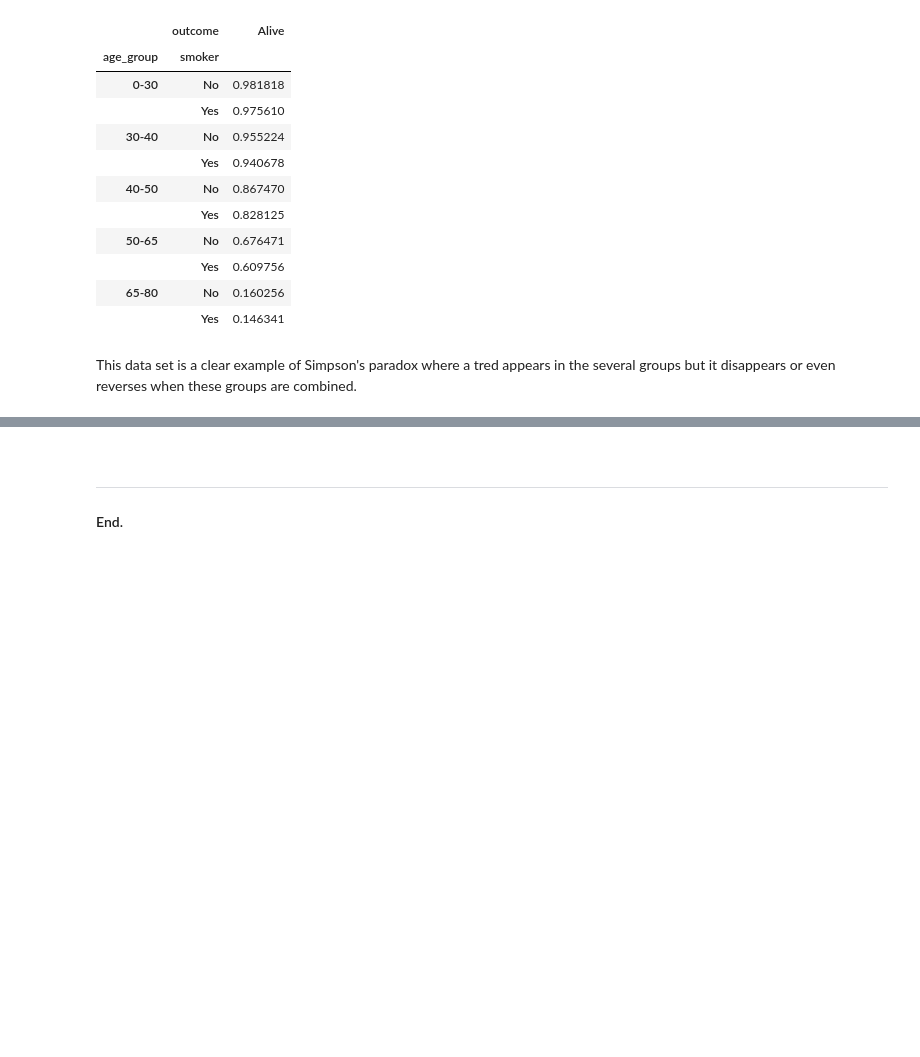
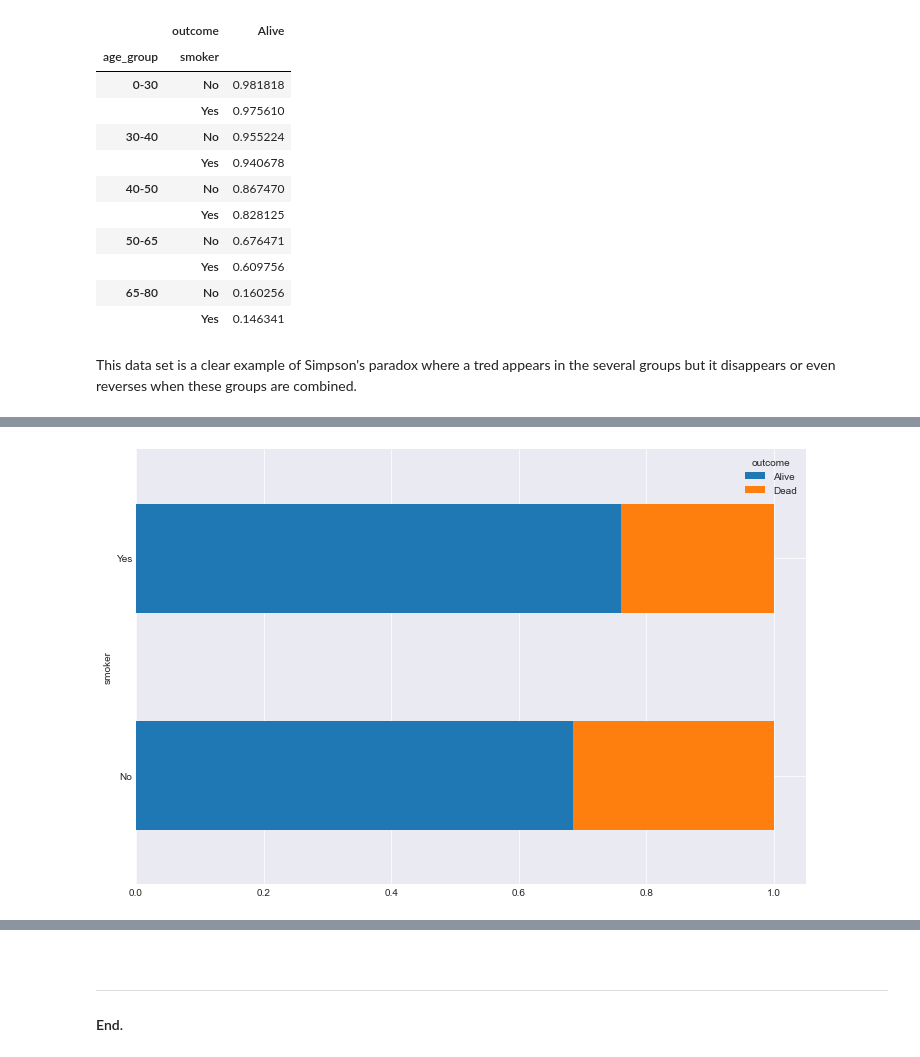
Before and after one commit to olgarozhdestvina/Data-Science-and-Machine-Learning, a Jupyter notebook: Data visualization/Whickham.ipynb, the cells around one changed output, grey strips where cells are left out. Saved outputs shown, nothing was run; the diff lists cells and outputs as text; code cells hidden in the pictures; blank space fills up the shorter version.

```diff
--- a/Data visualization/Whickham.ipynb
+++ b/Data visualization/Whickham.ipynb
@@ -127,0 +153,5 @@ This data set is a clear example of Simpson's paradox where a tred appears in th
+# %%
+# Outcome vs Smoker plot
+bysmoker.unstack().plot.barh(stacked=True);
+# %% [output]
+[figure, added]
```
Also changed, not shown: parts of 7 cells of this notebook.
